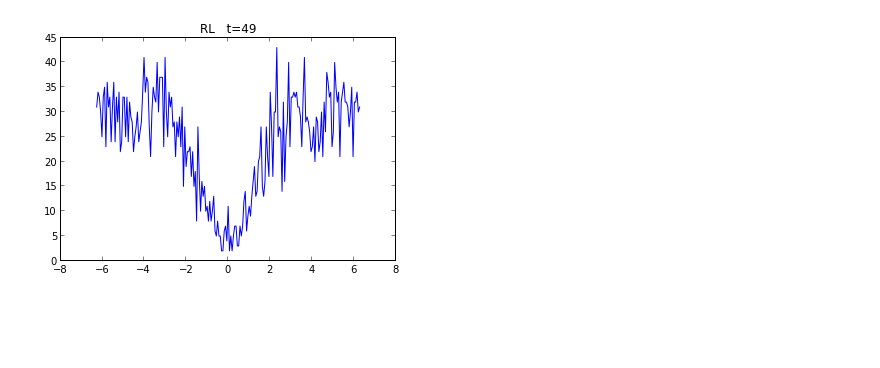
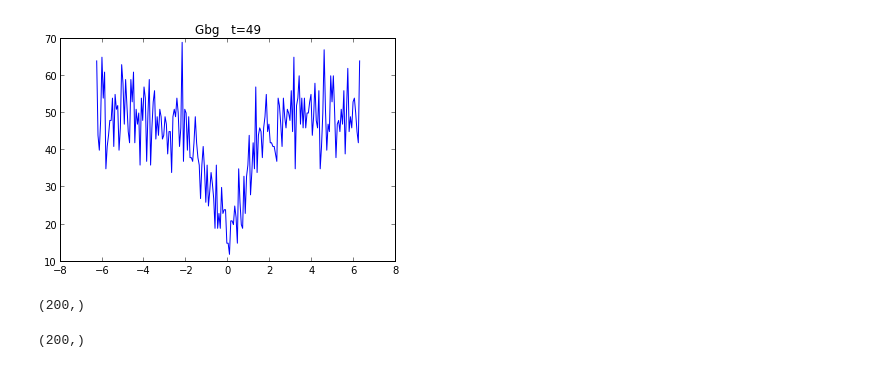
Before and after one commit to ahellander/pyurdme, a Jupyter notebook: examples/yeast_polarization/G-Protein_1D.ipynb, the cells around one changed output. Cells and saved outputs as stored; diff of their text form; code cells hidden in the pictures; blank space fills up the shorter version.

```diff
--- a/examples/yeast_polarization/G-Protein_1D.ipynb
+++ b/examples/yeast_polarization/G-Protein_1D.ipynb
@@ -39,13 +54,21 @@ pylab.title('Input: External gradient of pheromone')
 # %%
 import time
 from IPython.display import display, clear_output
-sname = "RL"
+sname = "Gbg"
 for n in range(0, 50):
     S = result.getSpecies(sname, timepoints=n)
     time.sleep(.05)
     pylab.plot(x_vals, S)
     pylab.title('{1}   t={0}'.format(n, sname))
     clear_output()
     pylab.show()
 # %% [output]
-[figure, old version]
+[figure, new version]
+# %%
+dof_to_vertex.shape
+# %% [output]
+(200,)
+# %%
+data['vol'].shape
+# %% [output]
+(200,)
```
Also changed, not shown: parts of 4 cells of this notebook.
